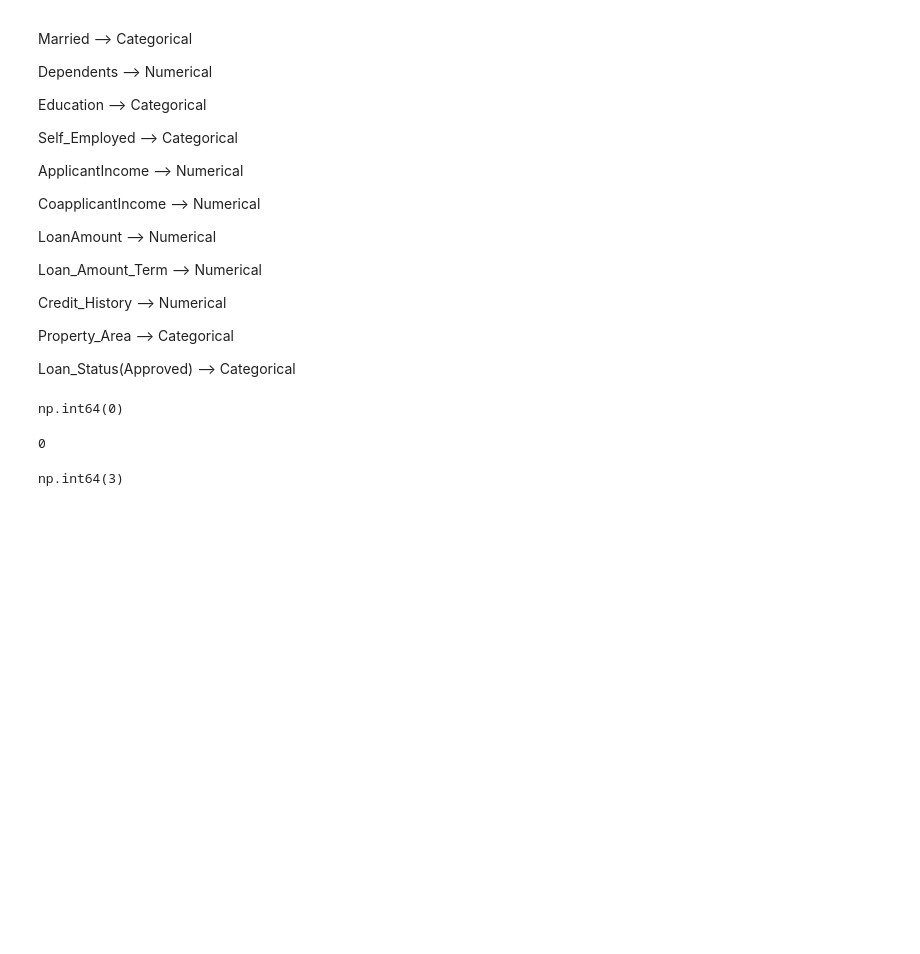
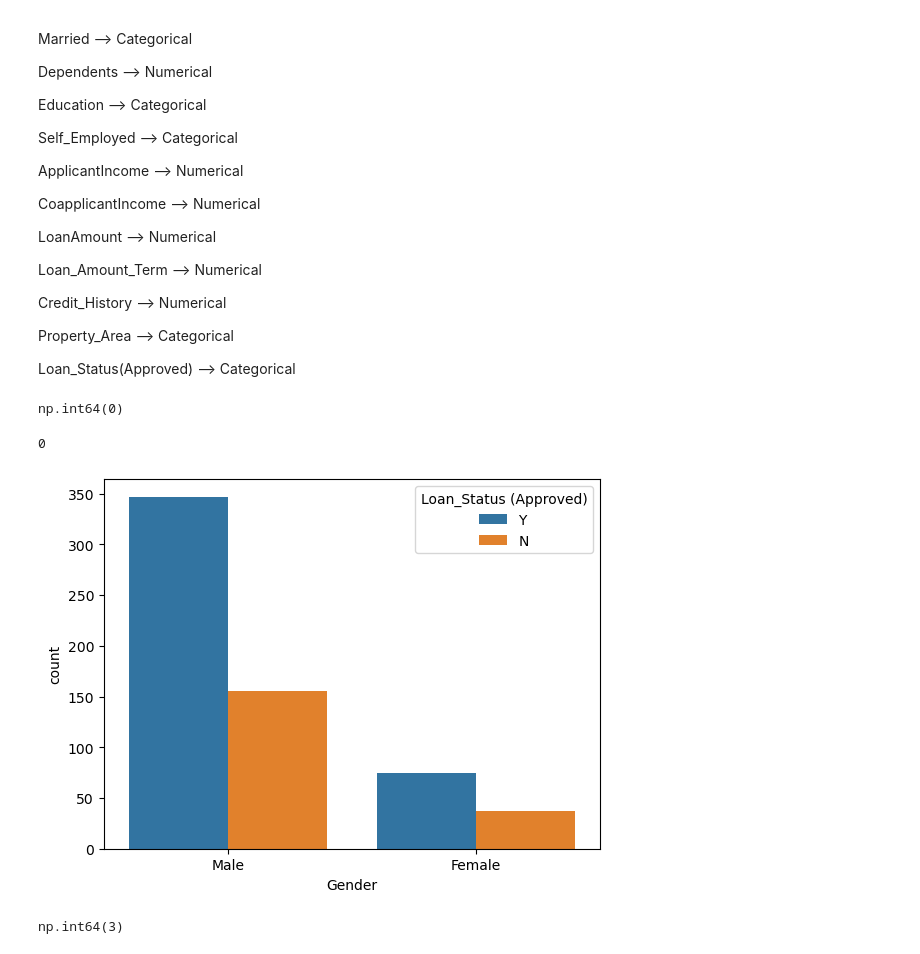
Before and after one commit to Pooja7232/DataAnalysis2, a Jupyter notebook: Desktop/Week7/Day-01/P1.ipynb, the cells around one changed output. Drawn from its saved outputs; the diff is of its cells as text; code cells hidden in the pictures; blank space fills up the shorter version.

```diff
--- a/Desktop/Week7/Day-01/P1.ipynb
+++ b/Desktop/Week7/Day-01/P1.ipynb
@@ -230,8 +230,11 @@ np.int64(0)
 # %%
 df['Gender']=df['Gender'].fillna(df['Gender'].mode()[0])
 print(df['Gender'].isnull().sum())
+sns.countplot(x=df["Gender"],hue=df['Loan_Status (Approved)'])
+plt.show()
 # %% [output]
 0
+[figure, added]
 # %%
 df['Married'].isnull().sum()
 # %% [output]
```
Also changed, not shown: parts of 5 cells of this notebook.
